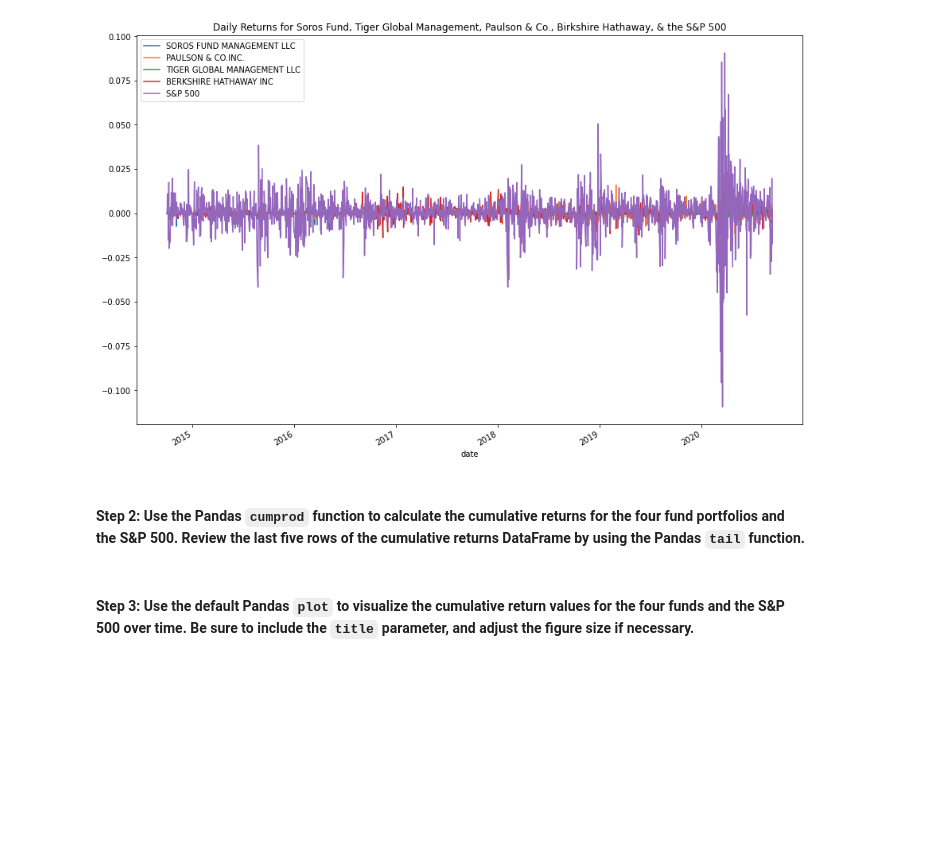
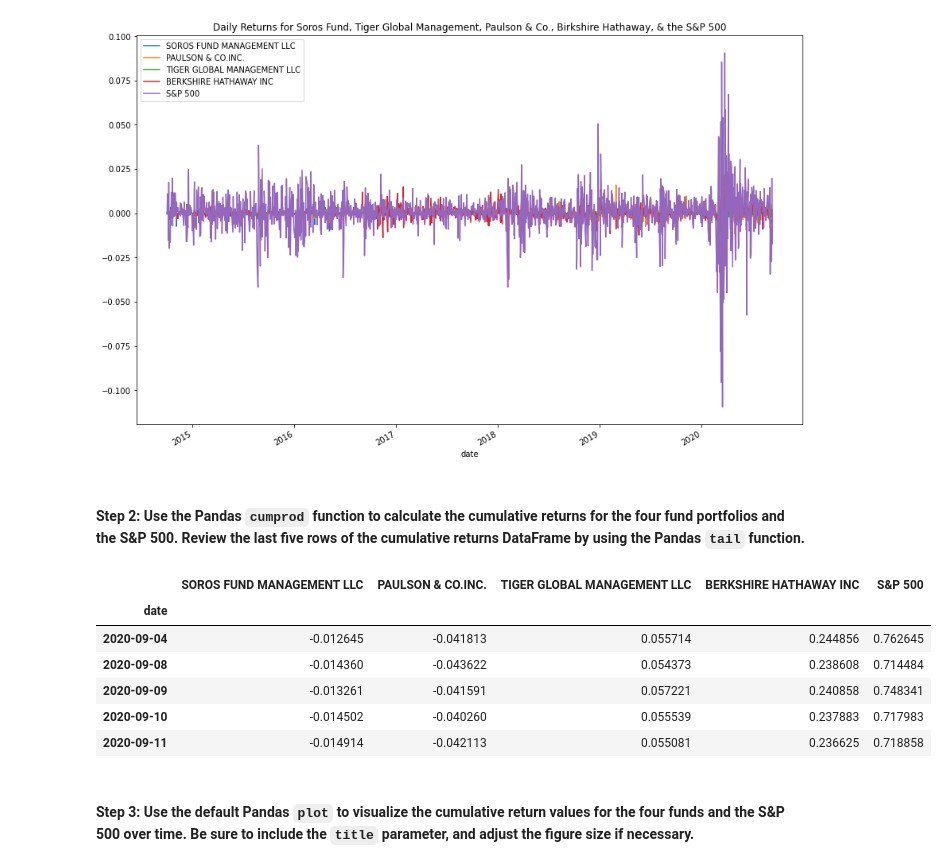
Before and after one commit to mrlandero/Risk_Return_Analysis, a Jupyter notebook: Risk_Return_Analysis/risk_return_analysis.ipynb, the cells around one changed output. Saved outputs shown, nothing was run; the diff lists cells and outputs as text; code cells hidden in the pictures; blank space fills up the shorter version.

Commit message:
Generated DF for Cumulative Returns and displayed the last 5 rows

```diff
--- a/Risk_Return_Analysis/risk_return_analysis.ipynb
+++ b/Risk_Return_Analysis/risk_return_analysis.ipynb
@@ -212,7 +212,17 @@ daily_returns_df.plot(
 # %%
 # Calculate and plot the cumulative returns of the 4 fund portfolios and the S&P 500
 # Review the last 5 rows of the cumulative returns DataFrame
-# YOUR CODE HERE
+cumulative_returns_df = (1 + daily_returns_df).cumprod() - 1
+
+cumulative_returns_df.tail()
+# %% [output]
+|  | SOROS FUND MANAGEMENT LLC | PAULSON & CO.INC. | TIGER GLOBAL MANAGEMENT LLC | BERKSHIRE HATHAWAY INC | S&P 500 |
+| date |  |  |  |  |  |
+| 2020-09-04 | -0.012645 | -0.041813 | 0.055714 | 0.244856 | 0.762645 |
+| 2020-09-08 | -0.014360 | -0.043622 | 0.054373 | 0.238608 | 0.714484 |
+| 2020-09-09 | -0.013261 | -0.041591 | 0.057221 | 0.240858 | 0.748341 |
+| 2020-09-10 | -0.014502 | -0.040260 | 0.055539 | 0.237883 | 0.717983 |
+| 2020-09-11 | -0.014914 | -0.042113 | 0.055081 | 0.236625 | 0.718858 |
 # %% [markdown]
 #### Step 3: Use the default Pandas `plot` to visualize the cumulative return values for the four funds and the S&P 500 over time. Be sure to include the `title` parameter, and adjust the figure size if necessary.
 # %%
```
